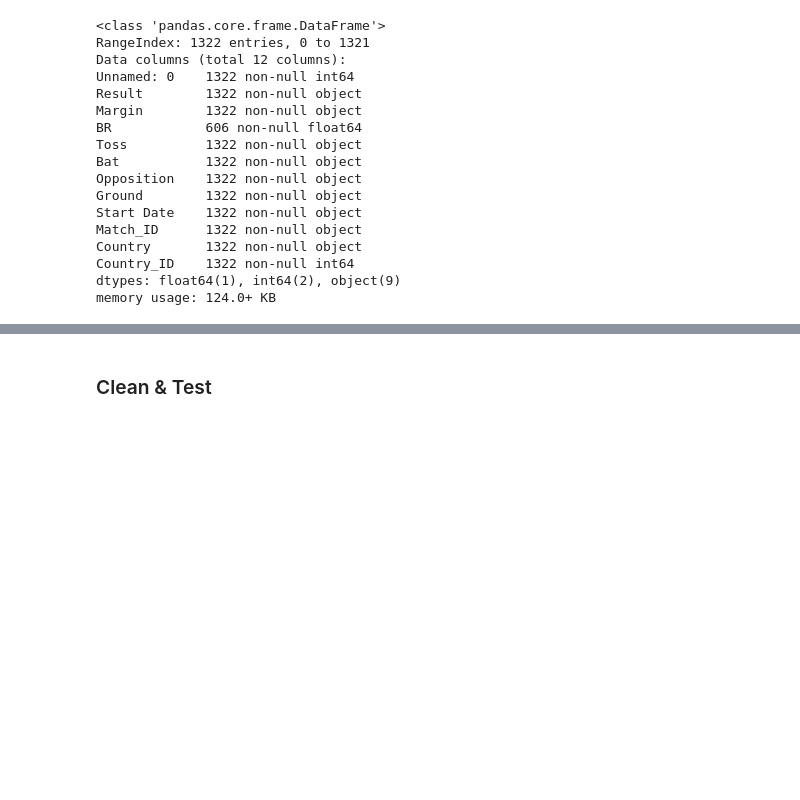
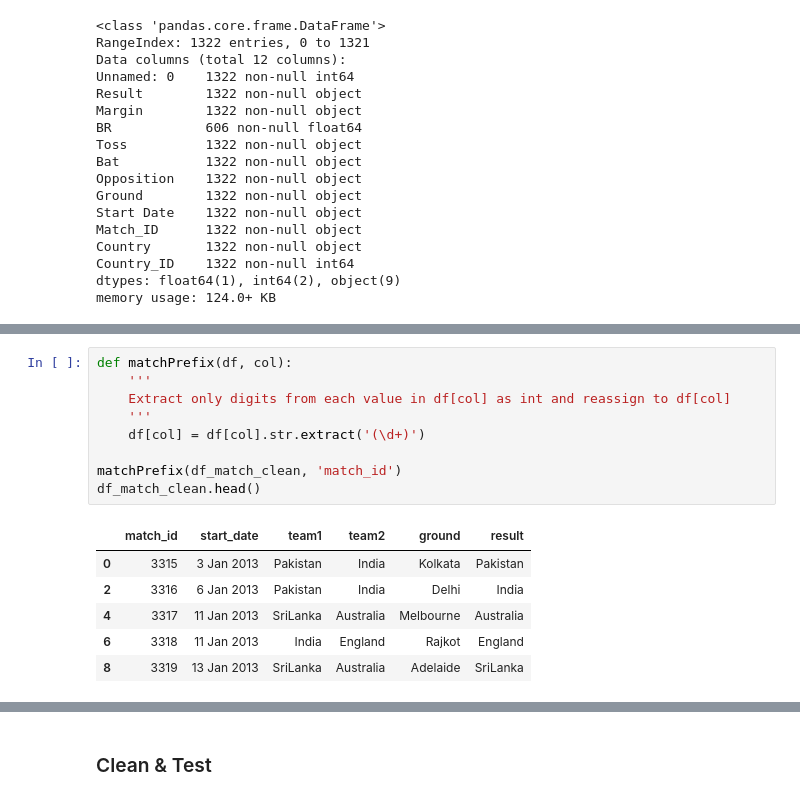
Before and after one commit to matt-fielding8/ODI_Cricket, a Jupyter notebook: notebooks/ODI_Cricket.ipynb, the cells around one changed output, grey strips where cells are left out. Saved outputs shown, nothing was run; the diff lists cells and outputs as text; blank space fills up the shorter version.

```diff
--- a/notebooks/ODI_Cricket.ipynb
+++ b/notebooks/ODI_Cricket.ipynb
@@ -135,0 +502,16 @@ df_match.Match_ID.duplicated(keep=False).sum()
+# %%
+def matchPrefix(df, col):
+    '''
+    Extract only digits from each value in df[col] as int and reassign to df[col]
+    '''
+    df[col] = df[col].str.extract('(\d+)')
+
+matchPrefix(df_match_clean, 'match_id')
+df_match_clean.head()
+# %% [output]
+|  | match_id | start_date | team1 | team2 | ground | result |
+| 0 | 3315 | 3 Jan 2013 | Pakistan | India | Kolkata | Pakistan |
+| 2 | 3316 | 6 Jan 2013 | Pakistan | India | Delhi | India |
+| 4 | 3317 | 11 Jan 2013 | SriLanka | Australia | Melbourne | Australia |
+| 6 | 3318 | 11 Jan 2013 | India | England | Rajkot | England |
+| 8 | 3319 | 13 Jan 2013 | SriLanka | Australia | Adelaide | SriLanka |
```
Also changed, not shown: parts of 61 cells of this notebook.
